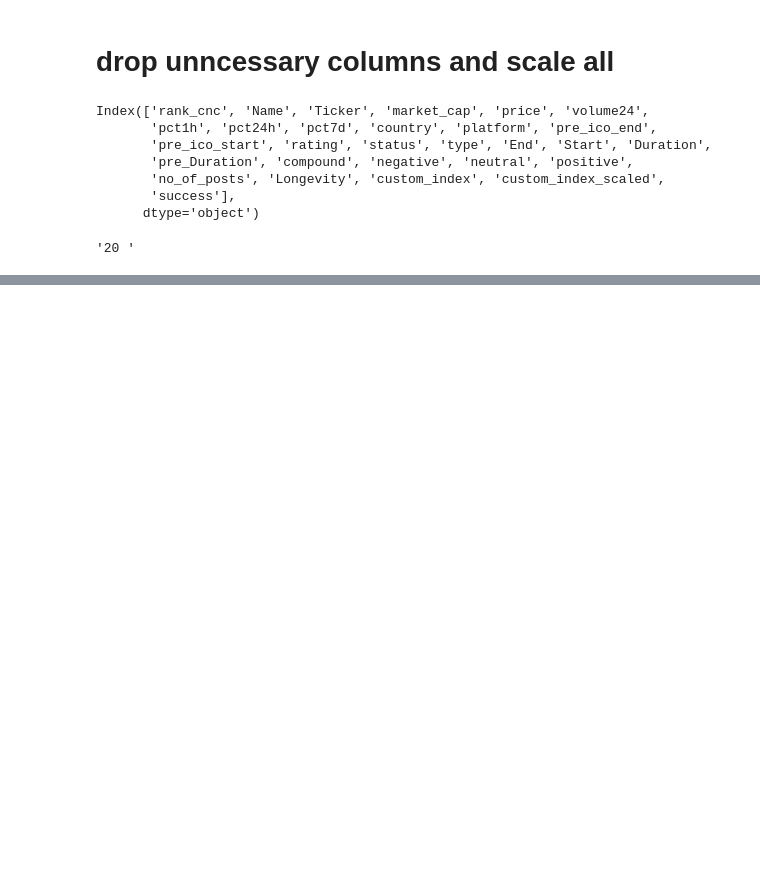
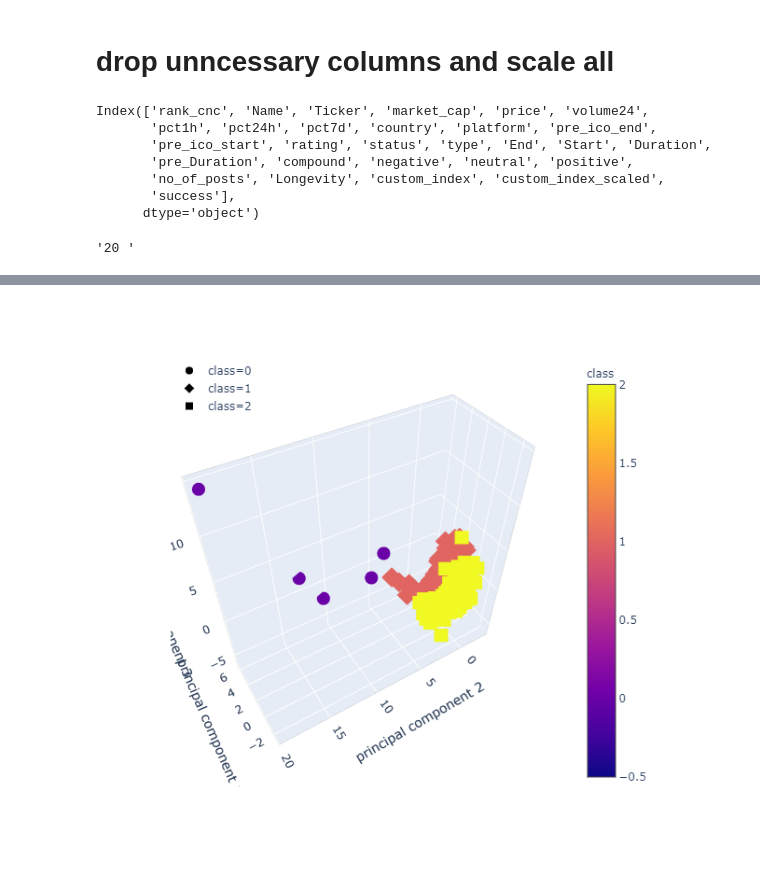
Before and after one commit to eccadena/ICO_Viability_Index, a Jupyter notebook: notebooks/libs/Eric/experimentation/success_df_analysis.ipynb, the cells around one changed output, grey strips where cells are left out. Drawn from its saved outputs; the diff is of its cells as text; code cells hidden in the pictures; blank space fills up the shorter version.

```diff
--- a/notebooks/libs/Eric/experimentation/success_df_analysis.ipynb
+++ b/notebooks/libs/Eric/experimentation/success_df_analysis.ipynb
@@ -89,0 +94,2 @@ ValueError: could not convert string to float: '20,155,411,771'
+# %%
+success_pca = pca.fit_transform(success_scaled)
@@ -89,0 +112,15 @@ ValueError: could not convert string to float: '20,155,411,771'
+# %%
+# Finding the best value for k
+inertia = []
+k = list(range(1, 11))
+
+# Calculate the inertia for the range ok k values
+for i in k:
+    km = KMeans(n_clusters=i, random_state=0)
+    km.fit(df_success_pca)
+    inertia.append(km.inertia_)
+
+# Creating the Elbow Curve
+elbow_data = {"k": k, "inertia": inertia}
+df_elbow = pd.DataFrame(elbow_data)
+df_elbow.hvplot.line(x="k", y="inertia", xticks=k, title="Elbow Curve")
@@ -89,0 +129,15 @@ ValueError: could not convert string to float: '20,155,411,771'
+# %%
+# Predicting clusters with k=3 USED 3 there is an outlier....
+
+# Initialize the K-Means model
+model = KMeans(n_clusters=3, random_state=0)
+
+# Fit the model
+model.fit(df_success_pca)
+
+# Predict clusters
+predictions = model.predict(df_success_pca)
+
+# Add the predicted class columns
+df_success_pca["class"] = model.labels_
+df_success_pca[df_success_pca['class'] == 2]
@@ -89,0 +151,15 @@ ValueError: could not convert string to float: '20,155,411,771'
+# %%
+fig = px.scatter_3d(
+    df_success_pca,
+    x="principal component 1",
+    y="principal component 2",
+    z="principal component 3",
+    color="class",
+    symbol="class",
+    #size="sepal_width",
+    width=800,
+)
+fig.update_layout(legend=dict(x=0, y=1))
+fig.show()
+# %% [output]
+[figure, added]
```
Also changed, not shown: parts of 37 cells of this notebook, 6 other files.
